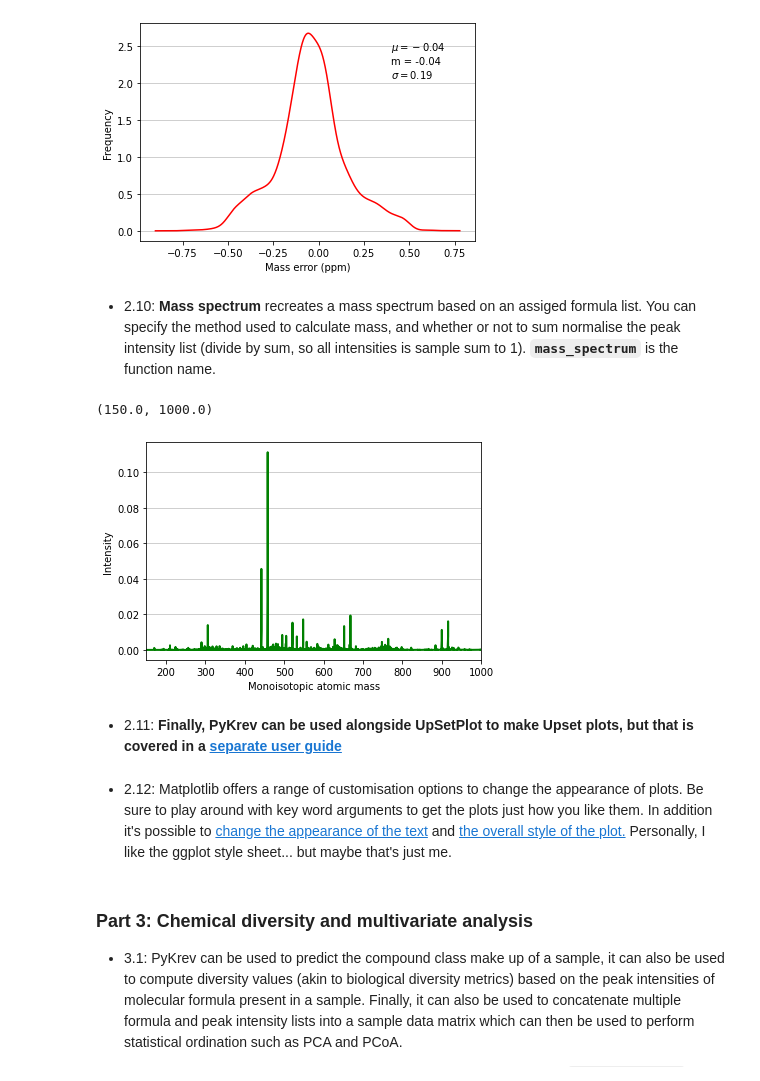
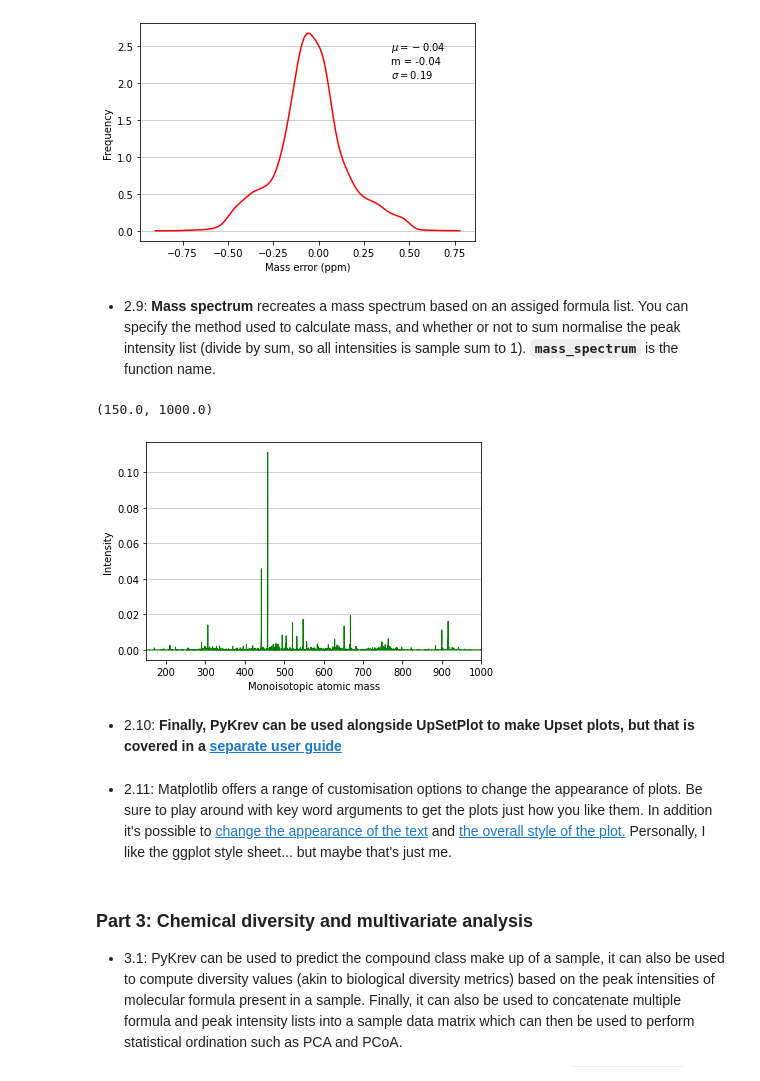
Before and after one commit to Kzra/pykrev, a Jupyter notebook: docs/user_guide/PyKrevUserGuide.ipynb, the cells around one changed output. Cells and saved outputs as stored; diff of their text form; code cells hidden in the pictures.

````diff
--- a/docs/user_guide/PyKrevUserGuide.ipynb
+++ b/docs/user_guide/PyKrevUserGuide.ipynb
@@ -258,18 +259,18 @@ fig,ax, (mean,median,sigma) = pk.mass_histogram(A_formula, method = 'me', me_lis
 [figure]
 [figure]
 # %% [markdown]
-* 2.10: **Mass spectrum** recreates a mass spectrum based on an assiged formula list. You can specify the method used to calculate mass, and whether or not to sum normalise the peak intensity list (divide by sum, so all intensities is sample sum to 1). **```mass_spectrum```** is the function name.
+* 2.9: **Mass spectrum** recreates a mass spectrum based on an assiged formula list. You can specify the method used to calculate mass, and whether or not to sum normalise the peak intensity list (divide by sum, so all intensities is sample sum to 1). **```mass_spectrum```** is the function name.
 # %%
 plt.figure()
-fig, ax = pk.mass_spectrum(A_formula,A_peak_intensity, method = 'monoisotopic',normalise = True, color = 'g',linewidth = 2)
+fig, ax = pk.mass_spectrum(A_formula,A_peak_intensity, method = 'monoisotopic',normalise = True, color = 'g',linewidth = 1)
 plt.xlim(150,1000)
 # %% [output]
 (150.0, 1000.0)
-[figure, old version]
+[figure, new version]
 # %% [markdown]
-* 2.11: **Finally, PyKrev can be used alongside UpSetPlot to make Upset plots, but that is covered in a [separate user guide](https://github.com/Kzra/pykrev/blob/master/docs/upset_plots_with_pykrev/UpSetplotswithPyKrev.md)**
+* 2.10: **Finally, PyKrev can be used alongside UpSetPlot to make Upset plots, but that is covered in a [separate user guide](https://github.com/Kzra/pykrev/blob/master/docs/upset_plots_with_pykrev/UpSetplotswithPyKrev.md)**
 # %% [markdown]
-* 2.12: Matplotlib offers a range of customisation options to change the appearance of plots. Be sure to play around with key word arguments to get the plots just how you like them. In addition it's possible to [change the appearance of the text](https://matplotlib.org/tutorials/introductory/customizing.html) and [the overall style of the plot.](https://matplotlib.org/3.1.1/gallery/style_sheets/style_sheets_reference.html) Personally, I like the ggplot style sheet... but maybe that's just me.
+* 2.11: Matplotlib offers a range of customisation options to change the appearance of plots. Be sure to play around with key word arguments to get the plots just how you like them. In addition it's possible to [change the appearance of the text](https://matplotlib.org/tutorials/introductory/customizing.html) and [the overall style of the plot.](https://matplotlib.org/3.1.1/gallery/style_sheets/style_sheets_reference.html) Personally, I like the ggplot style sheet... but maybe that's just me.
 # %% [markdown]
 <h3> Part 3: Chemical diversity and multivariate analysis </h3>
 
````
Also changed, not shown: parts of 17 cells of this notebook, 39 other files.
